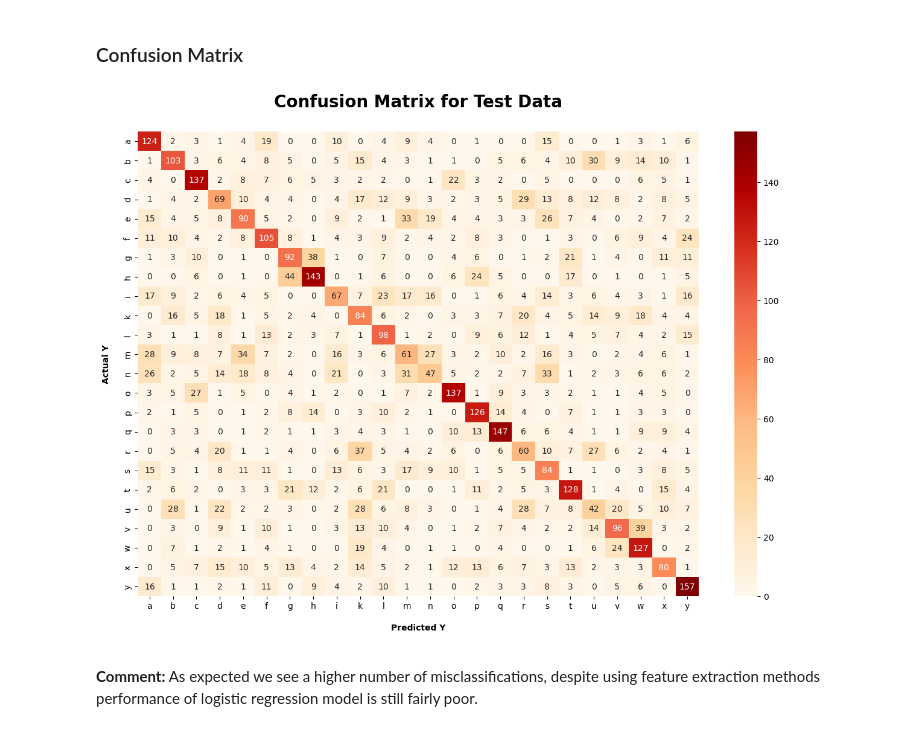
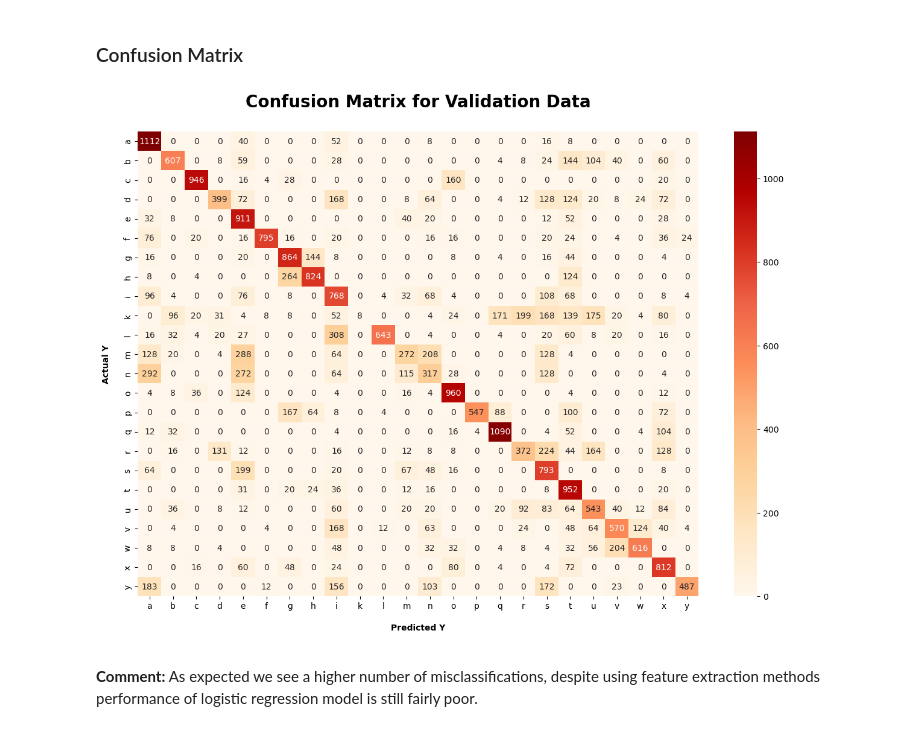
Before and after one commit to simrenbasra/Sign_Lingual, a Jupyter notebook: notebooks/02_logistic_regression/04-log-reg-fe-aug.ipynb, the cells around one changed output. Saved outputs shown, nothing was run; the diff lists cells and outputs as text; code cells hidden in the pictures.

Commit message:
rerunning of model with updated augmented data

```diff
--- a/notebooks/02_logistic_regression/04-log-reg-fe-aug.ipynb
+++ b/notebooks/02_logistic_regression/04-log-reg-fe-aug.ipynb
@@ -257 +278,13 @@ LogisticRegression(C=1, max_iter=1000, penalty='l1', solver='saga')
+# %%
+X_val= val_images_array.reshape(-1,28,28)
+y_val = val_class_array
+# %%
+# creating feature vectors for all images in dataset
+# warning as we rescaled in data augmentation and casted to float
+val_feature_vectors = []
+for image in X_val:
+    val_feature_vectors.append(extract_features(image))
+val_feature_vectors = np.array(val_feature_vectors)
+# %%
+X_val_vec = val_feature_vectors
 # %%
@@ -276,23 +309,23 @@ joblib.dump(my_model, '../../model/my_models/log_reg_fe_augmented_model.pkl')
 # %%
 my_final_model = joblib.load('../../model/my_models/log_reg_fe_augmented_model.pkl')
 # %%
-pred_y = my_final_model.predict(X_val)
+pred_y = my_final_model.predict(X_val_vec)
 # %%
 # Calculating the confusion matrix using sklearn.metrics
 conf_matrix = confusion_matrix(y_val, pred_y)
 
 plt.figure(figsize=(15, 10))
 # Using a heatmap to plot the confusion matrix
 sns.heatmap(conf_matrix, annot=True, fmt = 'd', cmap='OrRd') # -> fmt = d casting values to int
-plt.title('Confusion Matrix for Test Data\n', fontsize=20, fontweight = 'bold')
+plt.title('Confusion Matrix for Validation Data\n', fontsize=20, fontweight = 'bold')
 plt.xlabel('\nPredicted Y\n', fontsize=10,fontweight = 'bold')
 plt.ylabel('Actual Y\n',fontsize=10, fontweight = 'bold')
 # offsetting postion of ticks by 0.5 to move labels into the centre
 plt.xticks([x + 0.5 for x in range(len(unique_values))], alphabet)
 plt.yticks([y + 0.5 for y in range(len(unique_values))], alphabet)
 plt.show()
 # %% [output]
-[figure, old version]
+[figure, new version]
 # %% [markdown]
 **Comment:**
 As expected we see a higher number of misclassifications, despite using feature extraction methods performance of logistic regression model is still fairly poor.
```
Also changed, not shown: parts of 26 cells of this notebook.
